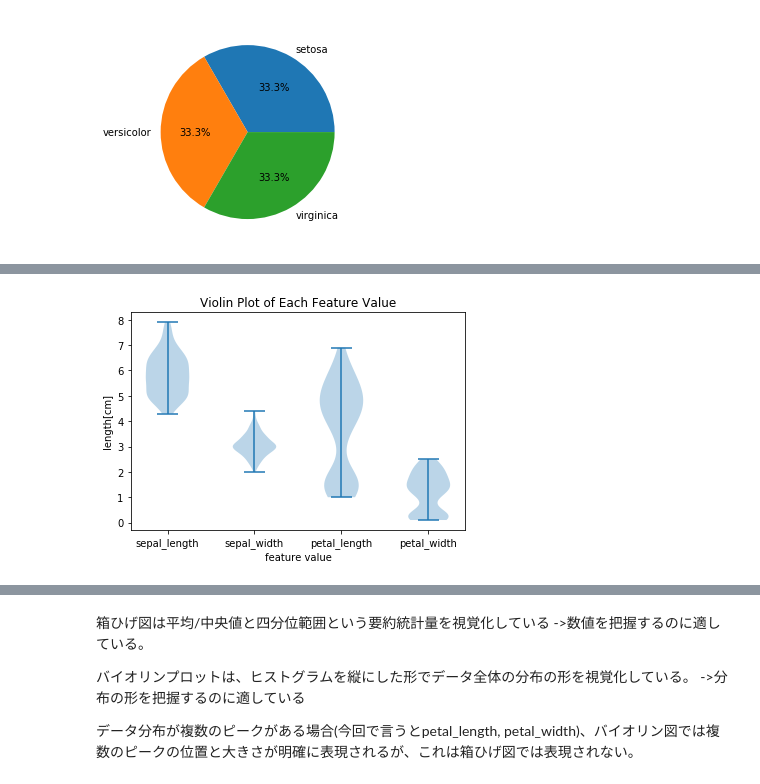
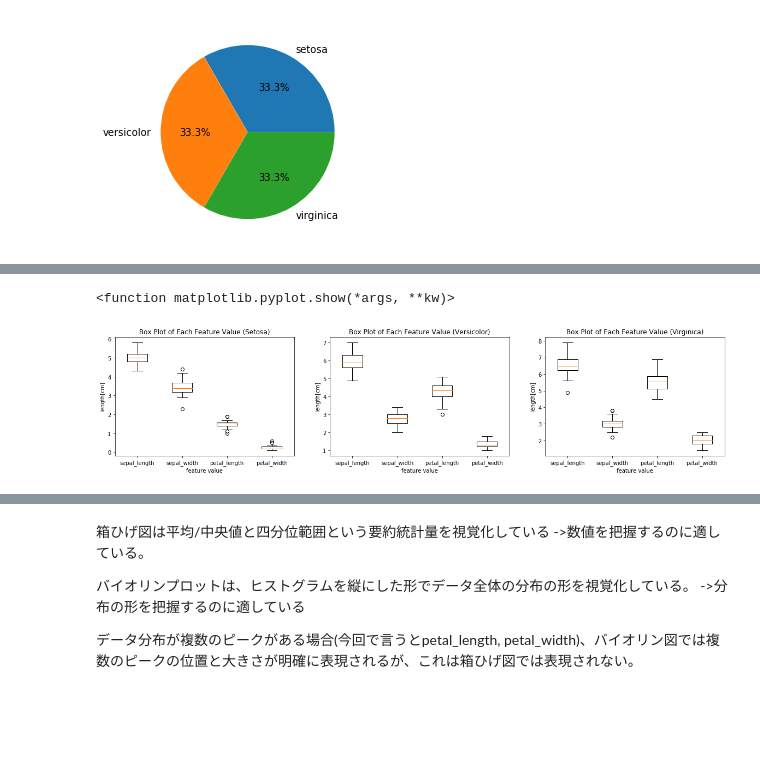
Before and after one commit to kei611/diveintocode-ml, a Jupyter notebook: Week3/Week3授業前課題1 アヤメの分析.ipynb, the cells around one changed output, grey strips where cells are left out. Saved outputs shown, nothing was run; the diff lists cells and outputs as text; code cells hidden in the pictures; blank space fills up the shorter version.

```diff
--- a/Week3/Week3授業前課題1 アヤメの分析.ipynb
+++ b/Week3/Week3授業前課題1 アヤメの分析.ipynb
@@ -395,22 +395,3 @@ plt.pie(data,labels=label, autopct='%1.1f%%')
   Text(-0.5999999999999974, -5.6176054134900006e-08, '33.3%'),
   Text(0.30000008108314646, -0.5196151954572783, '33.3%')])
 [figure]
-# %%
-#特徴量を一つずつ選び、箱ひげ図を使ってラベルごとのデータの分布を可視化する
-
-s1 = df.iloc[:, 0]
-s2 = df.iloc[:, 1]
-s3 = df.iloc[:, 2]
-s4 = df.iloc[:, 3]
-
-data = [s1, s2, s3, s4]
-label = ['sepal_length', 'sepal_width', 'petal_length', 'petal_width']
-
-fig, ax = plt.subplots()
-ax.boxplot(data)
-ax.set_xticklabels(label)
-ax.set_title('Box Plot of Each Feature Value')
-ax.set_xlabel('feature value')
-ax.set_ylabel('length[cm]')
-
-plt.show()
@@ -419,16 +398,31 @@ plt.show()
-# %%
-#特徴量を一つずつ選び、バイオリン図を使ってラベルごとのデータの分布を可視化する
-
-data = [s1, s2, s3, s4]
-
-fig, ax = plt.subplots()
-ax.violinplot(data)
-ax.set_xticks([1, 2, 3, 4])
-ax.set_xticklabels(label)
-ax.set_title('Violin Plot of Each Feature Value')
-ax.set_xlabel('feature value')
-ax.set_ylabel('length[cm]')
-
-plt.show()
-# %% [output]
-[figure, removed]
+# %%
+#特徴量を一つずつ選び、箱ひげ図を使ってラベルごとのデータの分布を可視化する
+
+fig, (ax1, ax2, ax3) = plt.subplots(1, 3, figsize=(20, 4))
+label = ['sepal_length', 'sepal_width', 'petal_length', 'petal_width']
+
+#setosa
+data1 = [s1.iloc[:, 0], s1.iloc[:, 1], s1.iloc[:, 2], s1.iloc[:, 3]]
+ax1.boxplot(data1, labels=label)
+ax1.set_title('Box Plot of Each Feature Value (Setosa)')
+ax1.set_xlabel('feature value')
+ax1.set_ylabel('length[cm]')
+
+#versicolor
+data2 = [s2.iloc[:, 0], s2.iloc[:, 1], s2.iloc[:, 2], s2.iloc[:, 3]]
+ax2.boxplot(data2, labels=label)
+ax2.set_title('Box Plot of Each Feature Value (Versicolor)')
+ax2.set_xlabel('feature value')
+ax2.set_ylabel('length[cm]')
+
+#virginica
+data3 = [s3.iloc[:, 0], s3.iloc[:, 1], s3.iloc[:, 2], s3.iloc[:, 3]]
+ax3.boxplot(data3, labels=label)
+ax3.set_title('Box Plot of Each Feature Value (Virginica)')
+ax3.set_xlabel('feature value')
+ax3.set_ylabel('length[cm]')
+
+plt.show
+# %% [output]
+<function matplotlib.pyplot.show(*args, **kw)>
+[figure, added]
```
Also changed, not shown: parts of 2 cells of this notebook.
